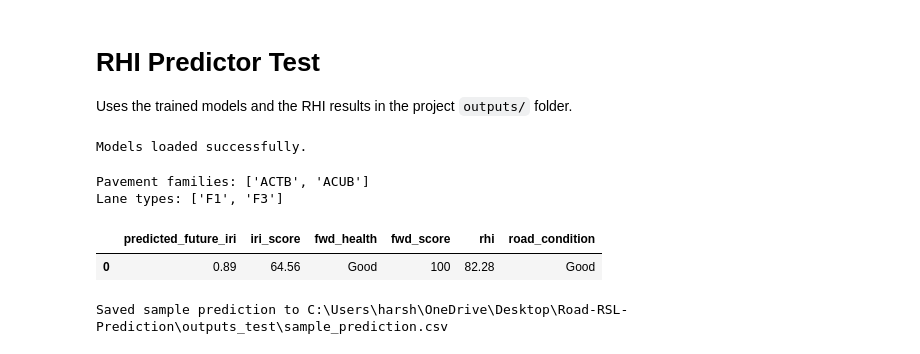
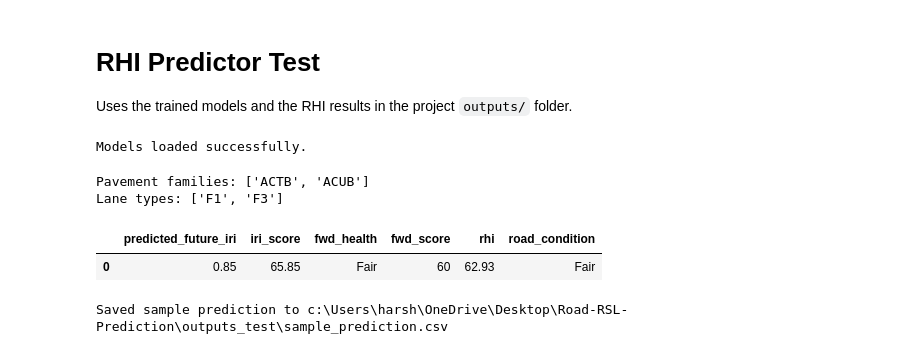
Before and after one commit to Harshibmx65/Road-RSL-Prediction, a Jupyter notebook: testing/test_rhi_score.ipynb, the cells around one changed output. Cells and saved outputs as stored; diff of their text form; code cells hidden in the pictures.

Commit message:
Models Updated

```diff
--- a/testing/test_rhi_score.ipynb
+++ b/testing/test_rhi_score.ipynb
@@ -4,12 +4,10 @@
 Uses the trained models and the RHI results in the project `outputs/` folder.
 # %%
 from pathlib import Path
-
 import joblib
 import matplotlib.pyplot as plt
 import numpy as np
 import pandas as pd
-from sklearn.preprocessing import LabelEncoder
 
 PROJECT_ROOT = Path.cwd()
 if not (PROJECT_ROOT / 'models').exists():
@@ -22,8 +20,11 @@ TEST_OUTPUT_DIR = PROJECT_ROOT / 'outputs_test'
 TEST_OUTPUT_DIR.mkdir(exist_ok=True)
 
 model1 = joblib.load(MODEL_DIR / 'iri_prediction_model.pkl')
-model2 = joblib.load(MODEL_DIR / 'fwd_health_model.pkl')
-le_target = joblib.load(MODEL_DIR / 'fwd_label_encoder.pkl')
+kmeans_fwd = joblib.load(MODEL_DIR / 'fwd_kmeans_model.pkl')
+scaler_fwd = joblib.load(MODEL_DIR / 'fwd_scaler.pkl')
+le_pav = joblib.load(MODEL_DIR / 'fwd_le_pav.pkl')
+le_lane = joblib.load(MODEL_DIR / 'fwd_le_lane.pkl')
+health_mapping = joblib.load(MODEL_DIR / 'fwd_health_mapping.pkl')
 
 print('Models loaded successfully.')
 # %% [output]
@@ -51,22 +37,21 @@ Pavement families: ['ACTB', 'ACUB']
 Lane types: ['F1', 'F3']
 # %%
 features1 = ['MRI', 'AADTT_ALL_TRUCKS_TREND', 'ANNUAL_TRUCK_VOLUME_TREND',
-             'ANNUAL_ESAL_TREND', 'CUMULATIVE_ESAL', 'IRI_GROWTH_RATE', 'YEAR']
+             'ANNUAL_ESAL_TREND', 'CUMULATIVE_ESAL', 'YEAR']
 features2 = ['PEAK_DEFL_1', 'PEAK_DEFL_2', 'PEAK_DEFL_3', 'PEAK_DEFL_4',
              'PEAK_DEFL_5', 'PEAK_DEFL_6', 'PEAK_DEFL_7', 'DROP_LOAD',
              'DROP_HEIGHT', 'PAVEMENT_FAMILY_ENC', 'LANE_NO_ENC']
 
 def predict_rhi(sample):
     """Return IRI, FWD, and combined RHI predictions for one road sample."""
-    unknown_pavement = set([sample['pavement_family']]) - set(pavement_encoder.classes_)
-    unknown_lane = set([sample['lane_no']]) - set(lane_encoder.classes_)
+    unknown_pavement = set([sample['pavement_family']]) - set(le_pav.classes_)
+    unknown_lane = set([sample['lane_no']]) - set(le_lane.classes_)
     if unknown_pavement or unknown_lane:
         raise ValueError(f'Unsupported category: pavement={unknown_pavement}, lane={unknown_lane}')
 
     iri_input = pd.DataFrame([[
         sample['mri'], sample['aadtt'], sample['annual_truck_volume'],
-        sample['annual_esal'], sample['cumulative_esal'], sample['iri_growth_rate'],
-        sample['year']
+        sample['annual_esal'], sample['cumulative_esal'], sample['year']
     ]], columns=features1)
     predicted_iri = float(model1.predict(iri_input)[0])
     failure_threshold = 2.5
@@ -76,11 +61,13 @@ def predict_rhi(sample):
 
     fwd_input = pd.DataFrame([[
         *sample['deflections'], sample['drop_load'], sample['drop_height'],
-        pavement_encoder.transform([sample['pavement_family']])[0],
-        lane_encoder.transform([sample['lane_no']])[0]
+        le_pav.transform([sample['pavement_family']])[0],
+        le_lane.transform([sample['lane_no']])[0]
     ]], columns=features2)
-    health_code = model2.predict(fwd_input).astype(int)
-    health = le_target.inverse_transform(health_code)[0]
+
+    fwd_scaled = scaler_fwd.transform(fwd_input)
+    cluster = kmeans_fwd.predict(fwd_scaled)[0]
+    health = health_mapping[cluster]
     fwd_score = {'Good': 100, 'Fair': 60, 'Poor': 20}[health]
 
     rhi = (iri_score + fwd_score) / 2
@@ -91,27 +78,25 @@ def predict_rhi(sample):
         'rhi': rhi, 'road_condition': condition
     }
 # %%
-# Sample input using representative IRI, traffic, and FWD values.
 sample = {
     'mri': 0.85,
     'aadtt': 950,
     'annual_truck_volume': 346750,
     'annual_esal': 310000,
     'cumulative_esal': 1500000,
-    'iri_growth_rate': 0.012,
     'year': 2025,
     'deflections': [450, 280, 210, 180, 140, 110, 70],
     'drop_load': 710,
     'drop_height': 4,
     'pavement_family': 'ACUB',
     'lane_no': 'F3',
 }
 
 sample_result = pd.DataFrame([predict_rhi(sample)])
 sample_result.to_csv(TEST_OUTPUT_DIR / 'sample_prediction.csv', index=False)
 display(sample_result.round(2))
 print(f'Saved sample prediction to {TEST_OUTPUT_DIR / "sample_prediction.csv"}')
 # %% [output]
 |  | predicted_future_iri | iri_score | fwd_health | fwd_score | rhi | road_condition |
-| 0 | 0.89 | 64.56 | Good | 100 | 82.28 | Good |
+| 0 | 0.85 | 65.85 | Fair | 60 | 62.93 | Fair |
-Saved sample prediction to C:\Users\harsh\OneDrive\Desktop\Road-RSL-Prediction\outputs_test\sample_prediction.csv
+Saved sample prediction to c:\Users\harsh\OneDrive\Desktop\Road-RSL-Prediction\outputs_test\sample_prediction.csv
```
Also changed, not shown: parts of 3 cells of this notebook, 29 other files.
